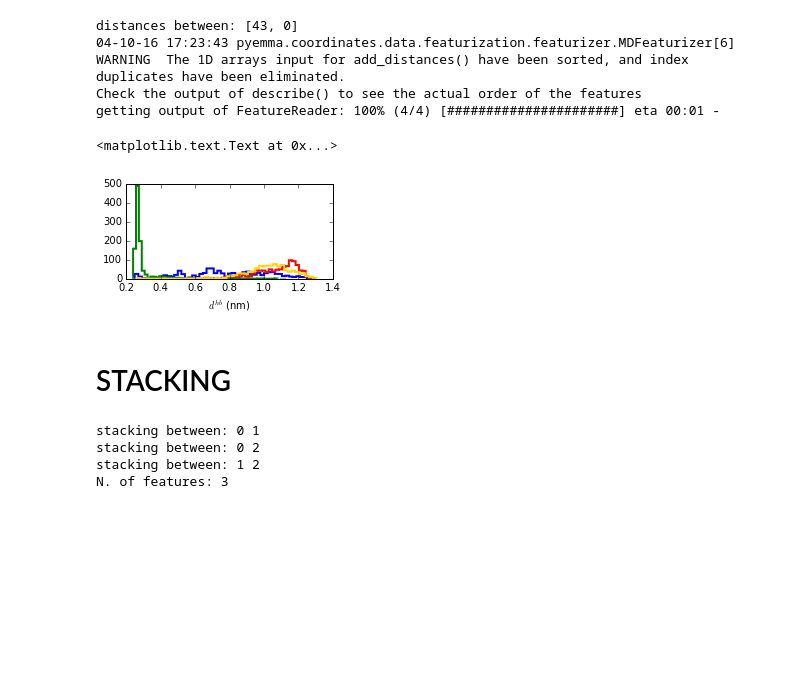
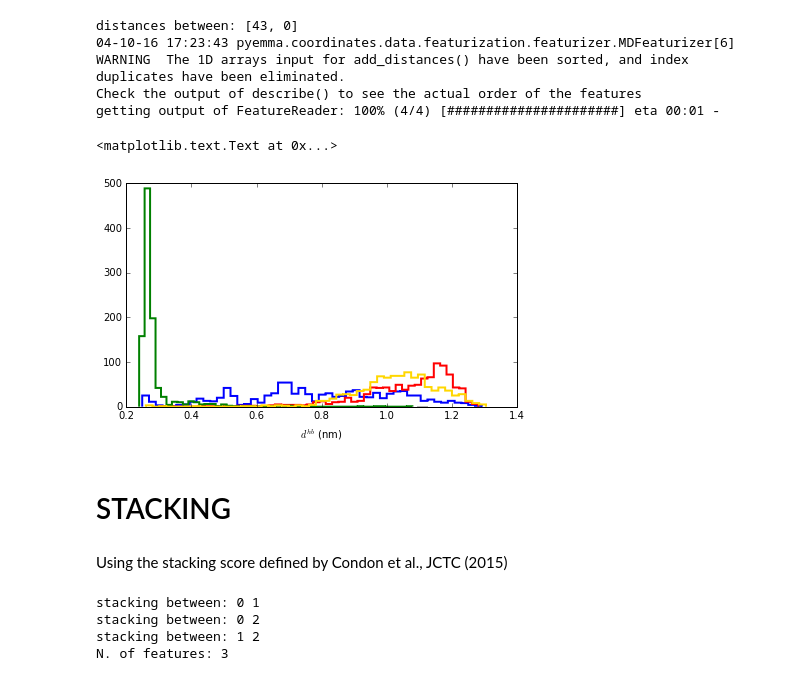
Before and after one commit to srnas/oligonucleotides-kinetics, a Jupyter notebook: trinucleotide.ipynb, the cells around one changed output. Drawn from its saved outputs; the diff is of its cells as text; code cells hidden in the pictures; blank space fills up the shorter version.

Commit message:
trino version ok

```diff
--- a/trinucleotide.ipynb
+++ b/trinucleotide.ipynb
@@ -370,7 +382,7 @@ getting output of FeatureReader: 100% (4/4) [######################] eta 00:00 -
 # %%
 stat_dist = M.stationary_distribution
 stat_samples = M.sample_by_distributions([stat_dist], 1000)
-trajfiles_statdist=['dGnew2_statdist.xtc']
+trajfiles_statdist=['trino_statdist.xtc']
 coor.save_trajs(inpXout, stat_samples, outfiles=trajfiles_statdist)
 ### cmomputing observables
 dih_statdist=np.array(coor.load(trajfiles_statdist,feat_dih))
@@ -485,20 +497,22 @@ distances between: [43, 0]
 Check the output of describe() to see the actual order of the features
 getting output of FeatureReader: 100% (4/4) [######################] eta 00:01 -
 # %%
-fig=plt.figure(figsize=(3.7,1.7))
+fig=plt.figure(figsize=(7,4))
 #plt.title('dist A3:OP2 - A1:O5\',fontsize=15)
 plt.hist(hb_statdist[:,0],lw=0,bins=50,normed=False,\
             label='stat. dist.',facecolor='0.7')#,histtype='step')
 for istate in range(0,nstates):
     plt.hist(hb_meta_states[istate][:,0],histtype='step',lw=2,bins=50,normed=False,\
             label='state '+str(istate),color=colors[istate])
 plt.xlabel(r'$d^{{hb}}$ (nm)')
 # %% [output]
 <matplotlib.text.Text at 0x...>
-[figure, old version]
+[figure, new version]
 # %% [markdown]
 STACKING
 ========
+# %% [markdown]
+Using the stacking score defined by Condon et al., JCTC (2015)
 # %%
 import stackdef as stack
 feat_stack=coor.featurizer(topfile)
```
Also changed, not shown: parts of 8 cells of this notebook.
